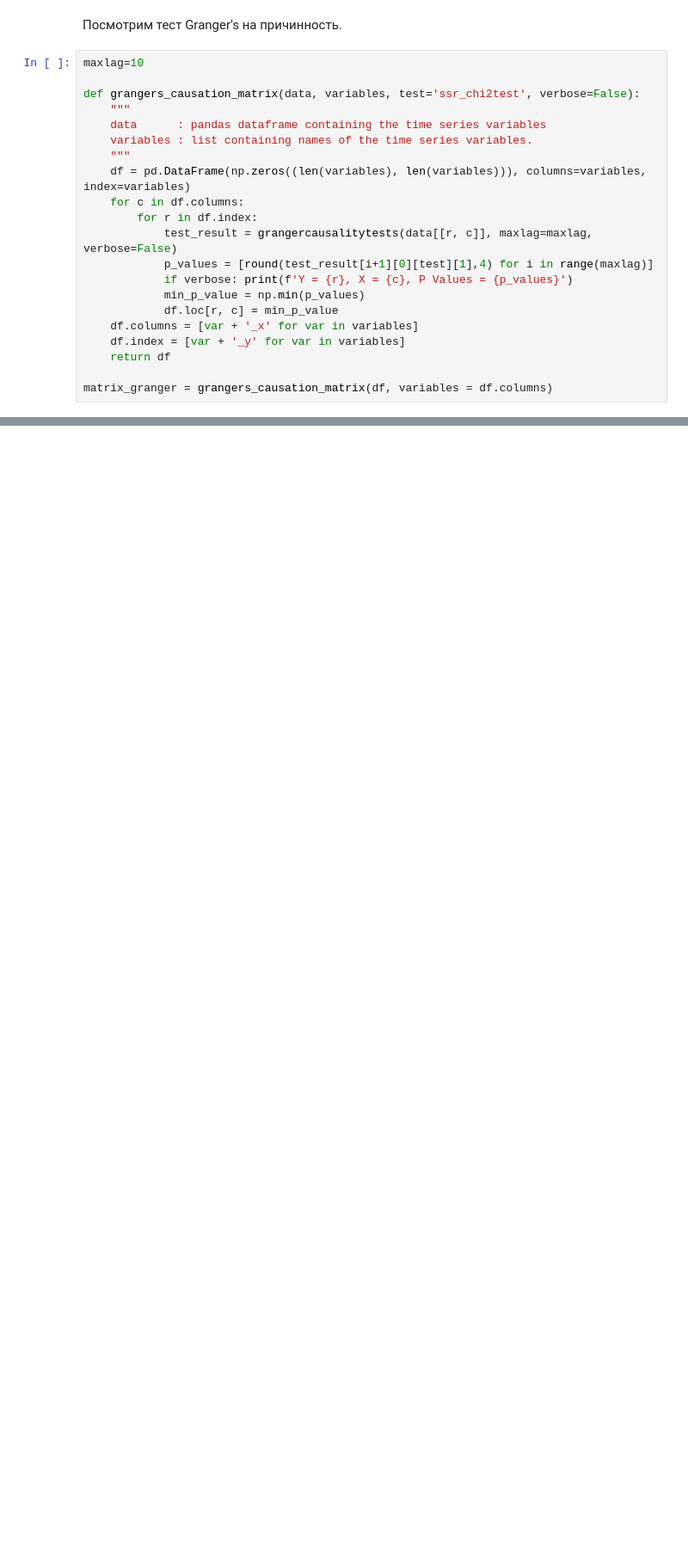
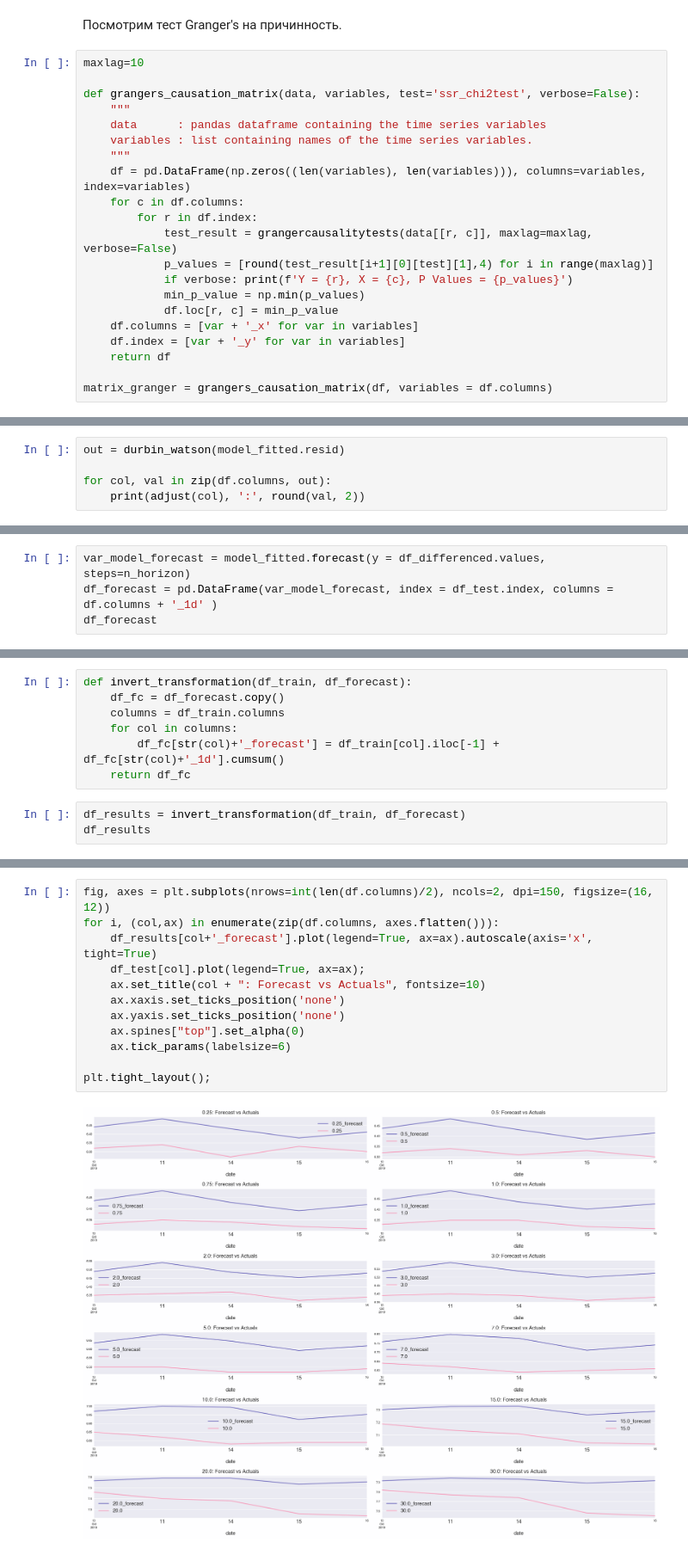
Before and after one commit to VsevolodZaostrovsky/MOEX-Yield-Curve-Forecasting, a Jupyter notebook: ConsideringModels/MainFiles/VAR.ipynb, the cells around one changed output, grey strips where cells are left out. Shown at 86% size. Saved outputs shown, nothing was run; the diff lists cells and outputs as text; blank space fills up the shorter version.

Commit message:
add: done VAR model

```diff
--- a/ConsideringModels/MainFiles/VAR.ipynb
+++ b/ConsideringModels/MainFiles/VAR.ipynb
@@ -94,0 +277,5 @@ matrix_granger[matrix_granger < 0.05]
+# %%
+out = durbin_watson(model_fitted.resid)
+
+for col, val in zip(df.columns, out):
+    print(adjust(col), ':', round(val, 2))
@@ -94,0 +297,4 @@ matrix_granger[matrix_granger < 0.05]
+# %%
+var_model_forecast = model_fitted.forecast(y = df_differenced.values, steps=n_horizon)
+df_forecast = pd.DataFrame(var_model_forecast, index = df_test.index, columns = df.columns + '_1d' )
+df_forecast
@@ -94,0 +309,10 @@ matrix_granger[matrix_granger < 0.05]
+# %%
+def invert_transformation(df_train, df_forecast):
+    df_fc = df_forecast.copy()
+    columns = df_train.columns
+    for col in columns:
+        df_fc[str(col)+'_forecast'] = df_train[col].iloc[-1] + df_fc[str(col)+'_1d'].cumsum()
+    return df_fc
+# %%
+df_results = invert_transformation(df_train, df_forecast)
+df_results
@@ -94,0 +328,14 @@ matrix_granger[matrix_granger < 0.05]
+# %%
+fig, axes = plt.subplots(nrows=int(len(df.columns)/2), ncols=2, dpi=150, figsize=(16, 12))
+for i, (col,ax) in enumerate(zip(df.columns, axes.flatten())):
+    df_results[col+'_forecast'].plot(legend=True, ax=ax).autoscale(axis='x', tight=True)
+    df_test[col].plot(legend=True, ax=ax);
+    ax.set_title(col + ": Forecast vs Actuals", fontsize=10)
+    ax.xaxis.set_ticks_position('none')
+    ax.yaxis.set_ticks_position('none')
+    ax.spines["top"].set_alpha(0)
+    ax.tick_params(labelsize=6)
+
+plt.tight_layout();
+# %% [output]
+[figure, added]
```
Also changed, not shown: parts of 23 cells of this notebook.
